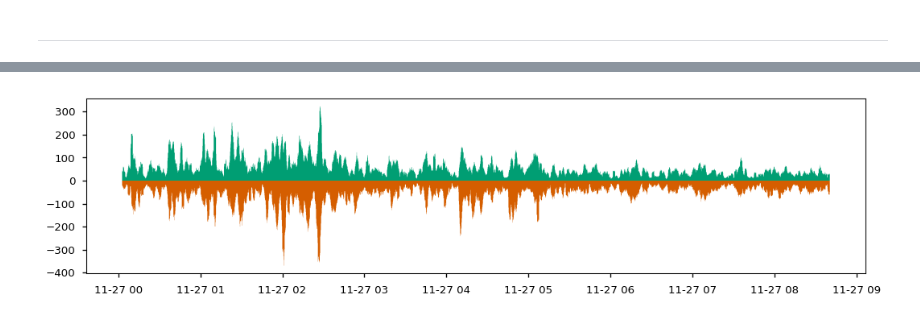
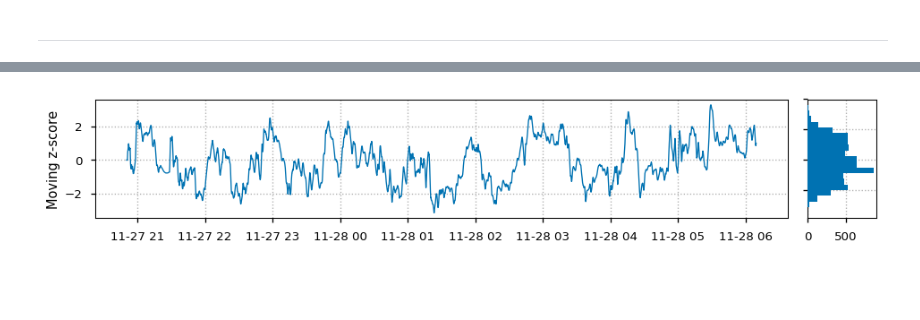
Before and after one commit to snsinfu/bit4, a Jupyter notebook: test128-chart/notebooks/chart_analysis.ipynb, the cells around one changed output, grey strips where cells are left out. Saved outputs shown, nothing was run; the diff lists cells and outputs as text; code cells hidden in the pictures; blank space fills up the shorter version.

Commit message:
test128: Improve chart

```diff
--- a/test128-chart/notebooks/chart_analysis.ipynb
+++ b/test128-chart/notebooks/chart_analysis.ipynb
@@ -59,15 +70,3 @@ def weighted_mean_price(df):
     if len(df) == 0:
         return None
     return weighted_mean(df['price'].values, df['amount'].values)
-# %%
-def bin_trades(trades, freq):
-    groups = trades.groupby(pd.Grouper(key='timestamp', freq=freq))
-    bins = pd.DataFrame.from_items([
-        ('open',   groups.nth(0)['price']),
-        ('close',  groups.nth(-1)['price']),
-        ('min',    groups['price'].min()),
-        ('mean',   groups.apply(weighted_mean_price)),
-        ('max',    groups['price'].max()),
-        ('amount', groups['amount'].sum()),
-    ])
-    return bins.fillna(method='ffill')
@@ -78,4 +73,21 @@ asks = bin_trades(trade_history[trade_history['side'].eq('sell')], freq=bin_freq
 # %%
 def slope(values):
     return stats.linregress(np.arange(len(values)), values).slope
+# %%
+def bin_trades(trades, freq):
+    groups = trades.groupby(pd.Grouper(key='timestamp', freq=freq))
+    bins = pd.DataFrame.from_items([
+        ('open',   groups.nth(0)['price']),
+        ('close',  groups.nth(-1)['price']),
+        ('min',    groups['price'].min()),
+        ('mean',   groups.apply(weighted_mean_price)),
+        ('max',    groups['price'].max()),
+        ('amount', groups['amount'].sum()),
+    ])
+    return bins.fillna(method='ffill').fillna(method='bfill')
+# %%
+bin_freq = '5s'
+bids = bin_trades(trade_history[trade_history['side'].eq('buy')], freq=bin_freq)
+asks = bin_trades(trade_history[trade_history['side'].eq('sell')], freq=bin_freq)
+totals = bin_trades(trade_history, freq=bin_freq)
 # %%
@@ -137,12 +208,18 @@ pass
-# %%
-bid_amounts = bids['amount'].rolling(window=10).sum()
-ask_amounts = asks['amount'].rolling(window=10).sum()
-
-fig, ax = plt.subplots(figsize=(13, 3))
-
-ax.fill_between(bid_amounts.index,  bid_amounts, lw=0, facecolor='g', step='pre')
-ax.fill_between(ask_amounts.index, -ask_amounts, lw=0, facecolor='r', step='pre')
-
-pass
-# %% [output]
-[figure, removed]
+# %%
+fig = plt.figure(figsize=(10, 2), tight_layout=True)
+grid = plt.GridSpec(1, 2, width_ratios=[10, 1])
+
+ax = fig.add_subplot(grid[0])
+ax.plot(z_score.index, z_score, lw=1)
+ax.grid(True)
+ax.set_ylabel('Moving z-score')
+z_range = ax.get_ylim()
+
+ax = fig.add_subplot(grid[1])
+ax.hist(z_score, bins=np.linspace(*z_range, num=20), orientation='horizontal', zorder=3)
+ax.grid(True)
+ax.set_yticklabels([])
+
+pass
+# %% [output]
+[figure, added]
```
Also changed, not shown: parts of 6 cells of this notebook.
